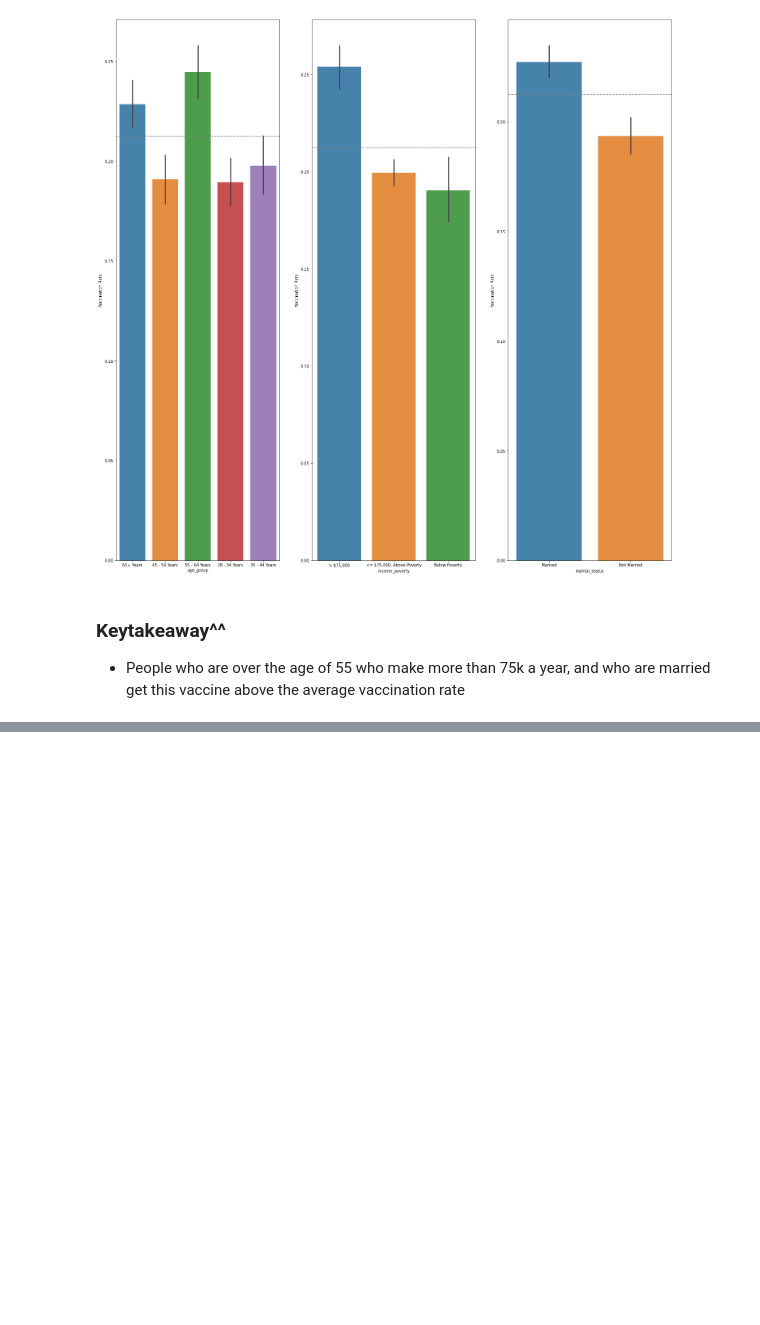
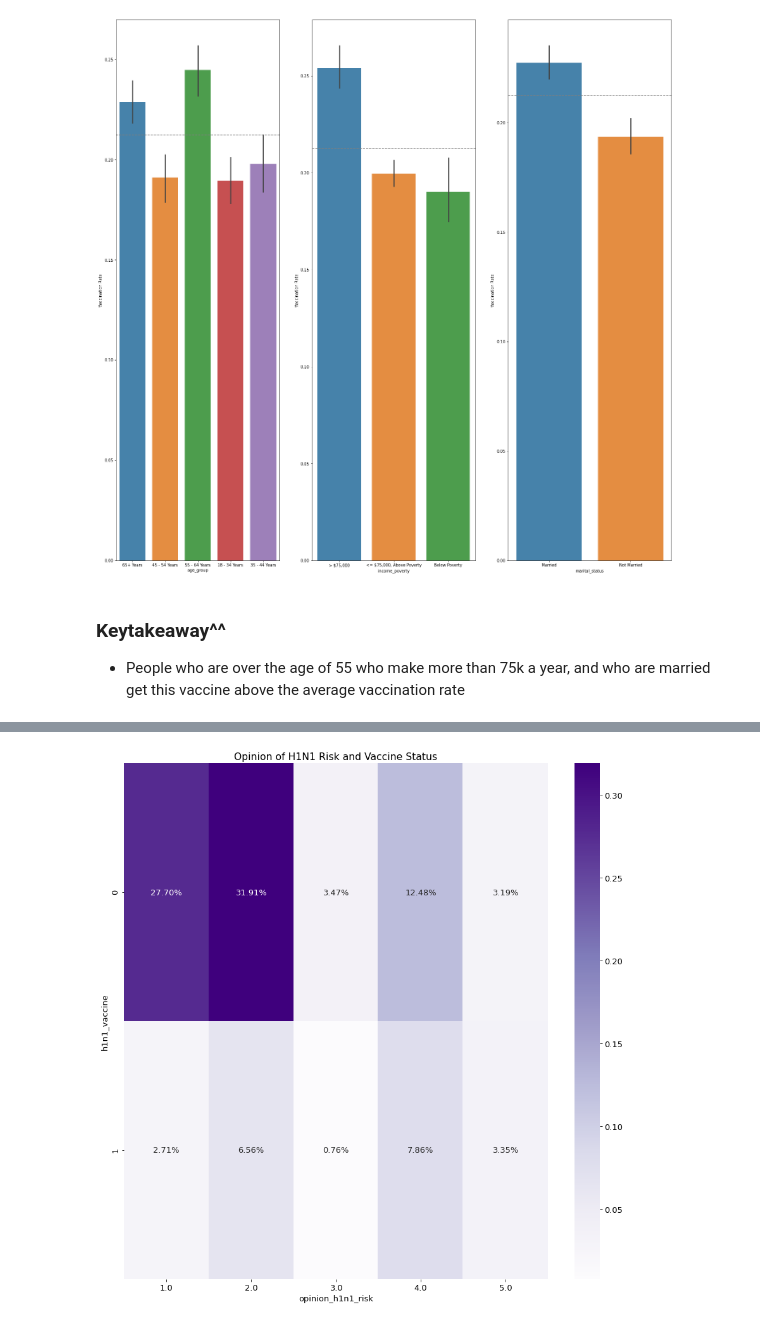
Before and after one commit to JadaShipp/predicting_flu, a Jupyter notebook: predicting_flu_vaccines_final.ipynb, the cells around one changed output, grey strips where cells are left out. Drawn from its saved outputs; the diff is of its cells as text; code cells hidden in the pictures; blank space fills up the shorter version.

```diff
--- a/predicting_flu_vaccines_final.ipynb
+++ b/predicting_flu_vaccines_final.ipynb
@@ -137,0 +179,4 @@ explore.age_income_marital_status(h1n1_train)
+# %%
+explore.opinion_h1n1_status(h1n1_train)
+# %% [output]
+[figure, added]
```
Also changed, not shown: parts of 10 cells of this notebook.
